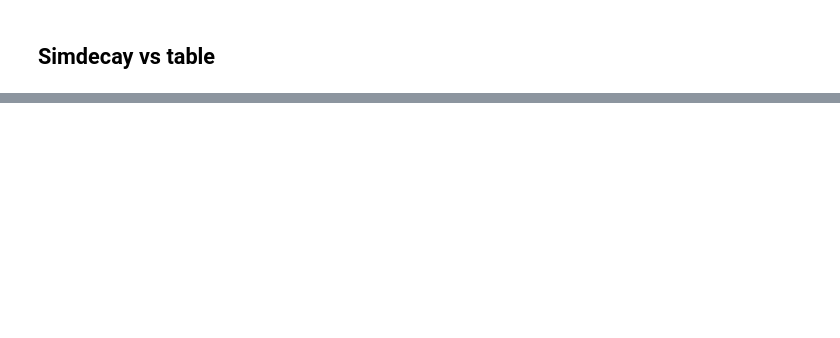
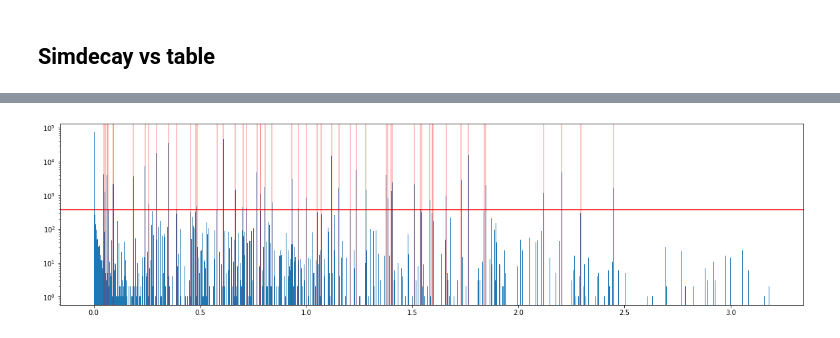
Before and after one commit to Balazzs/HPGECalorimeter, a Jupyter notebook: Analysis.ipynb, the cells around one changed output, grey strips where cells are left out. Saved outputs shown, nothing was run; the diff lists cells and outputs as text; code cells hidden in the pictures; blank space fills up the shorter version.

```diff
--- a/Analysis.ipynb
+++ b/Analysis.ipynb
@@ -913,0 +930,13 @@ Text(0, 0.5, 'Simdecay photopeaks')
+# %%
+photonEnergies = np.loadtxt("photonEnergies.txt")
+# %%
+plt.figure(figsize=(20,5))
+plt.hist(photonEnergies, bins=1000);
+for x in table["E_MeV"]:
+    plt.axvline(x, color=(1, 0, 0, 0.3))
+
+plt.axhline(table["Norm_prob"].min() * len(photonEnergies), color="red")
+
+plt.yscale("log")
+# %% [output]
+[figure, added]
```
Also changed, not shown: parts of 10 cells of this notebook.
